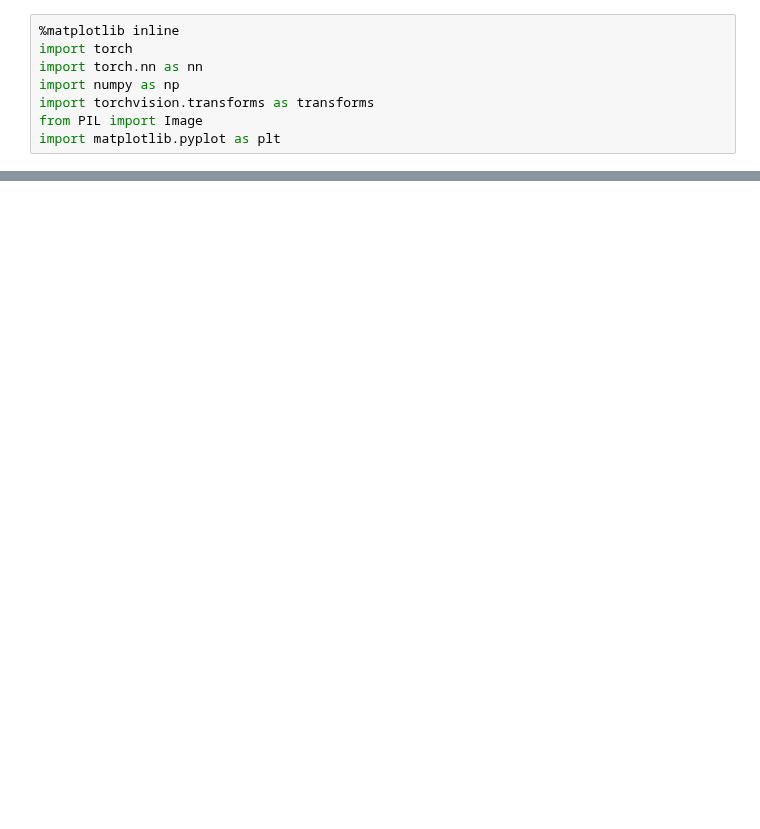
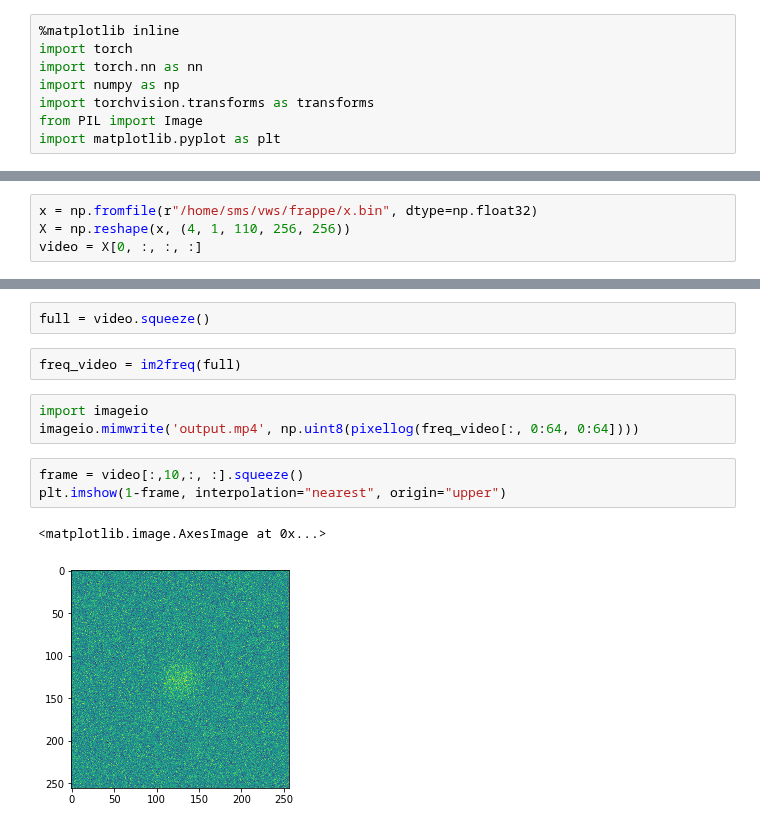
Before and after one commit to waahlstrand/frap, a Jupyter notebook: notebooks/Augmentation.ipynb, the cells around one changed output, grey strips where cells are left out. Saved outputs shown, nothing was run; the diff lists cells and outputs as text; blank space fills up the shorter version.

```diff
--- a/notebooks/Augmentation.ipynb
+++ b/notebooks/Augmentation.ipynb
@@ -125,0 +9,4 @@ IndexError: index 55967 is out of bounds for axis 0 with size 7040
+# %%
+x = np.fromfile(r"/home/sms/vws/frappe/x.bin", dtype=np.float32)
+X = np.reshape(x, (4, 1, 110, 256, 256))
+video = X[0, :, :, :]
@@ -125,0 +34,13 @@ IndexError: index 55967 is out of bounds for axis 0 with size 7040
+# %%
+full = video.squeeze()
+# %%
+freq_video = im2freq(full)
+# %%
+import imageio
+imageio.mimwrite('output.mp4', np.uint8(pixellog(freq_video[:, 0:64, 0:64])))
+# %%
+frame = video[:,10,:, :].squeeze()
+plt.imshow(1-frame, interpolation="nearest", origin="upper")
+# %% [output]
+<matplotlib.image.AxesImage at 0x...>
+[figure, added]
```
Also changed, not shown: parts of 32 cells of this notebook, 41 other files.
